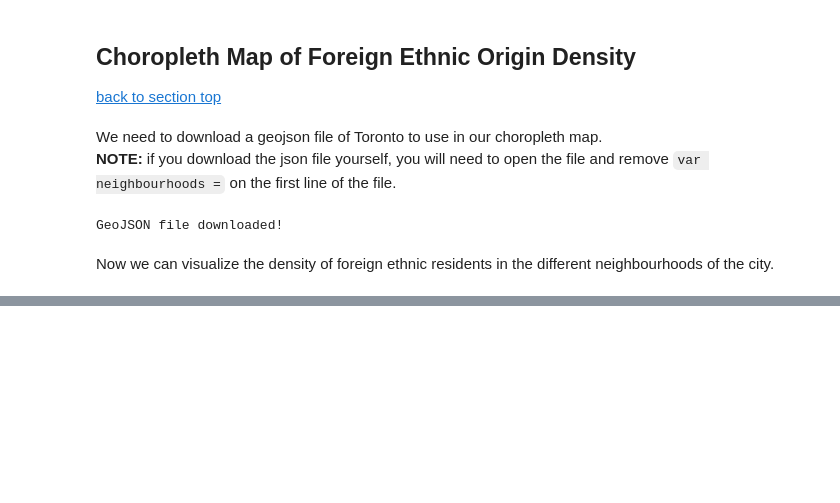
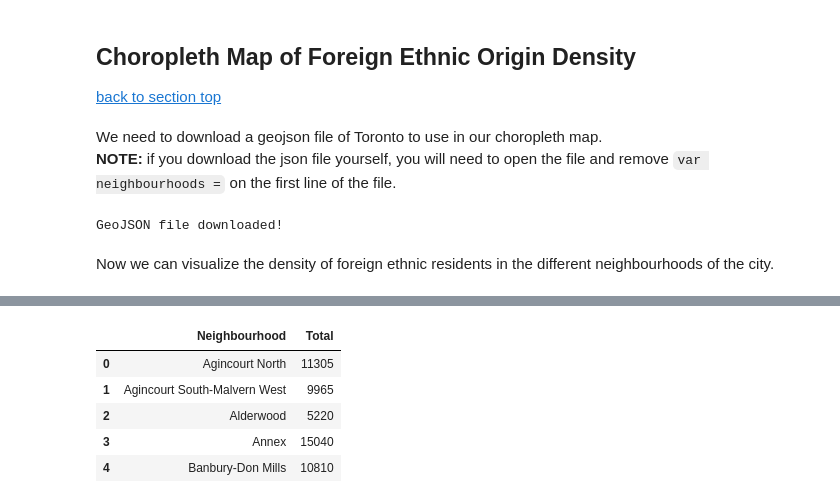
Before and after one commit to Jo-Sundaram/Coursera_Capstone, a Jupyter notebook: Coursera Capstone Project - Battle of the Neighbourhoods.ipynb, the cells around one changed output, grey strips where cells are left out. Drawn from its saved outputs; the diff is of its cells as text; code cells hidden in the pictures; blank space fills up the shorter version.

```diff
--- a/Coursera Capstone Project - Battle of the Neighbourhoods.ipynb
+++ b/Coursera Capstone Project - Battle of the Neighbourhoods.ipynb
@@ -272,0 +333,13 @@ tor_choro
+# %%
+working_age = pd.DataFrame(tor_age_groups[2:3])
+working_age = working_age.T.reset_index()[4:]
+reset_index_(working_age,"Neighbourhood")
+working_age.rename(columns = {2:"Total"},inplace = True)
+working_age.head()
+# %% [output]
+|  | Neighbourhood | Total |
+| 0 | Agincourt North | 11305 |
+| 1 | Agincourt South-Malvern West | 9965 |
+| 2 | Alderwood | 5220 |
+| 3 | Annex | 15040 |
+| 4 | Banbury-Don Mills | 10810 |
```
Also changed, not shown: parts of 17 cells of this notebook.
